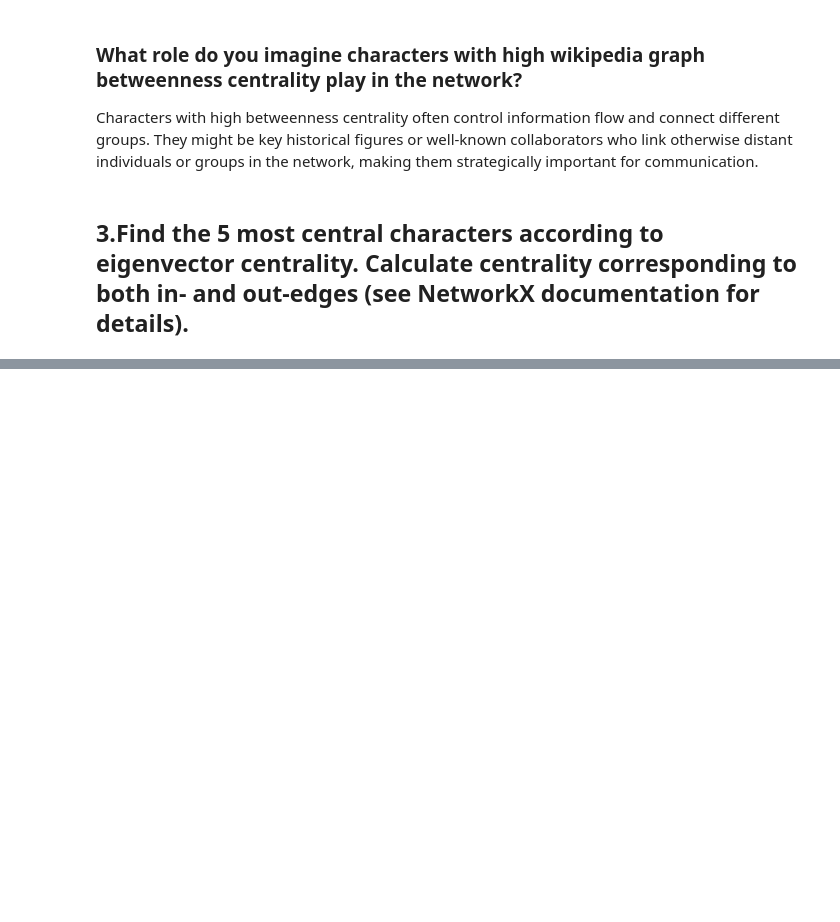
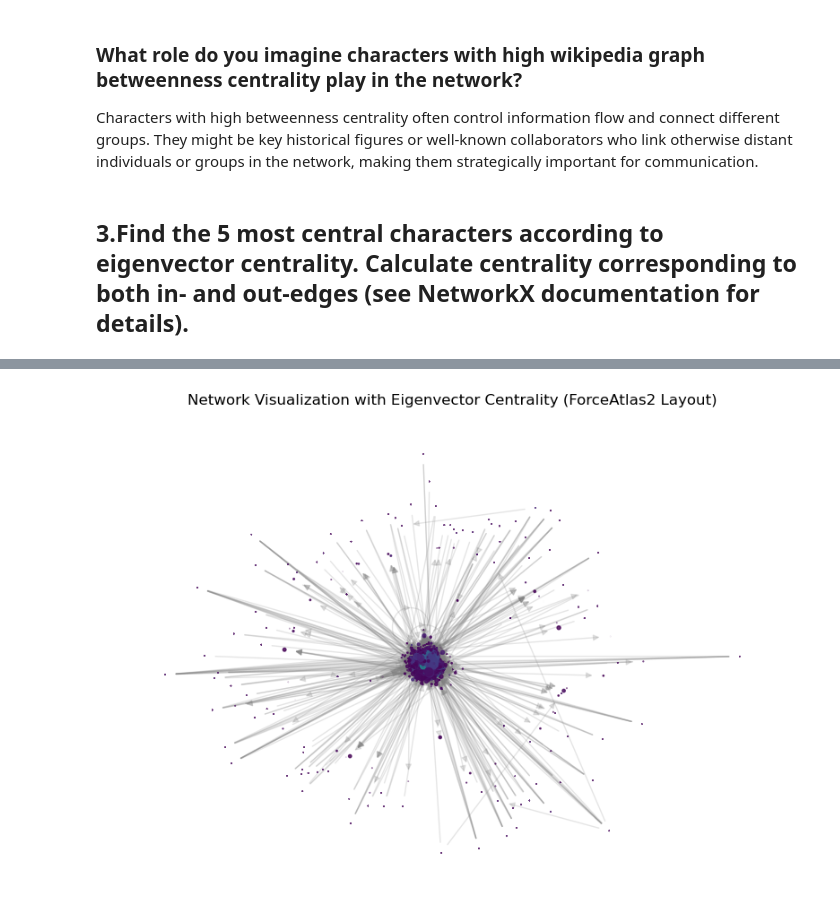
Before and after one commit to Ayafahim/social_graphs, a Jupyter notebook: Alec-jawa/week5/partB.ipynb, the cells around one changed output, grey strips where cells are left out. Saved outputs shown, nothing was run; the diff lists cells and outputs as text; code cells hidden in the pictures; blank space fills up the shorter version.

```diff
--- a/Alec-jawa/week5/partB.ipynb
+++ b/Alec-jawa/week5/partB.ipynb
@@ -458,3 +465,20 @@ AdjustSpeedAndApplyForces step  took  0.89  seconds
 Characters with high betweenness centrality often control information flow and connect different groups. They might be key historical figures or well-known collaborators who link otherwise distant individuals or groups in the network, making them strategically important for communication.
 # %% [markdown]
 ## 3.Find the 5 most central characters according to eigenvector centrality. Calculate centrality corresponding to both in- and out-edges (see NetworkX documentation for details).
+# %%
+
+
+# Step 1: Ensure the graph is undirected
+if not G.is_directed():
+    G = G.to_undirected()
+
+# Step 2: Compute eigenvector centrality
+eigenvector_centrality = nx.eigenvector_centrality(G, max_iter=1000)
+
+# Step 3: Sort nodes by eigenvector centrality and find the top 5
+top_5_eigenvector = sorted(eigenvector_centrality.items(), key=lambda x: x[1], reverse=True)[:5]
+
+# Print the top 5 characters by eigenvector centrality
+print("Top 5 characters by eigenvector centrality:")
+for node, centrality in top_5_eigenvector:
+    print(f"{node}: {centrality}")
@@ -460,0 +492,64 @@ Characters with high betweenness centrality often control information flow and c
+# %%
+# Step 1: Initialize ForceAtlas2
+forceatlas2 = ForceAtlas2(
+    outboundAttractionDistribution=True,
+    linLogMode=False,
+    adjustSizes=False,
+    edgeWeightInfluence=1.0,
+
+    # Performance options
+    jitterTolerance=1.0,
+    barnesHutOptimize=True,
+    barnesHutTheta=1.2,
+    multiThreaded=False,
+
+    # Tuning options
+    scalingRatio=2.0,
+    strongGravityMode=False,
+    gravity=1.0,
+
+    # Verbose logging
+    verbose=True
+)
+
+# Step 2: Run the ForceAtlas2 layout algorithm
+positions = forceatlas2.forceatlas2_networkx_layout(G, pos=None, iterations=2000)
+
+# Step 3: Calculate the range of 'word_count' values for color mapping
+length_values = [G.nodes[node].get('word_count', 0) for node in G.nodes]
+min_length = min(length_values)
+max_length = max(length_values)
+
+# Step 4: Set node colors based on 'word_count' and sizes based on eigenvector centrality
+node_colors = []
+node_sizes = []
+
+for node in G.nodes:
+    # Get the node's 'word_count' attribute (default to 0 if missing)
+    word_count = G.nodes[node].get('word_count', 0)
+
+    # Normalize the 'word_count' values for color scaling
+    if max_length != min_length:
+        color_value = (word_count - min_length) / (max_length - min_length)  # Normalized
+    else:
+        color_value = 0  # If all values are the same, default to 0
+
+    # Choose colormap (e.g., 'viridis', 'plasma', or 'inferno')
+    node_colors.append(plt.cm.viridis(color_value))
+
+    # Set node size based on eigenvector centrality (scaled for visibility)
+    node_size = eigenvector_centrality[node] * 1000  # Adjust scaling for size
+    node_sizes.append(node_size)
+
+# Step 5: Visualize the graph using NetworkX and matplotlib
+plt.figure(figsize=(10, 7))
+
+# Draw the nodes and edges
+nx.draw_networkx_nodes(G, positions, node_size=node_sizes, node_color=node_colors, alpha=0.8)
+nx.draw_networkx_edges(G, positions, edge_color="gray", alpha=0.2)
+
+# Remove axis and show the plot
+plt.axis('off')
+plt.title("Network Visualization with Eigenvector Centrality (ForceAtlas2 Layout)")
+plt.show()
+# %% [output]
@@ -460,0 +561 @@ Characters with high betweenness centrality often control information flow and c
+[figure, added]
```
Also changed, not shown: parts of 24 cells of this notebook.
